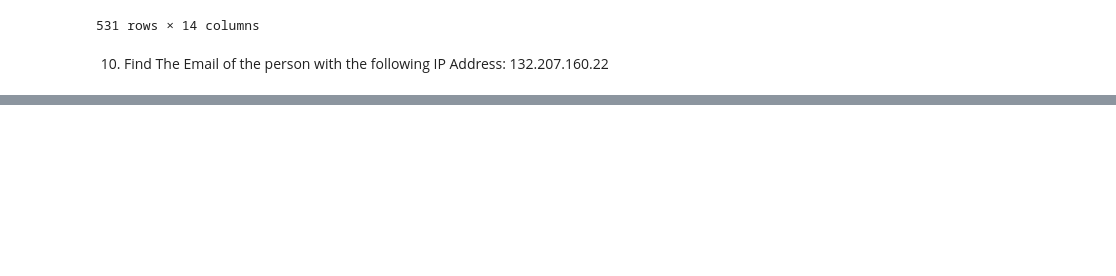
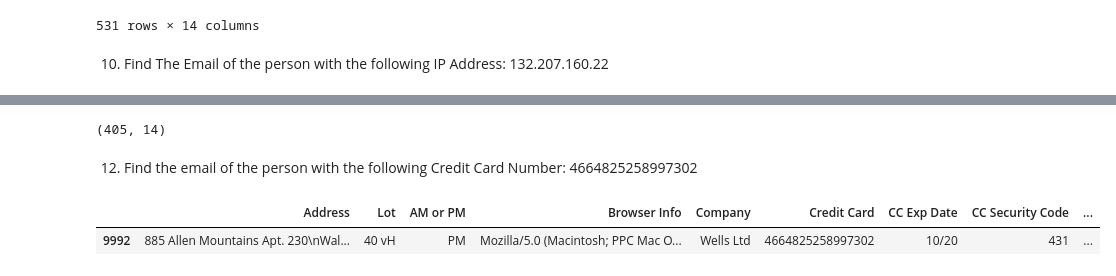
Before and after one commit to achmegantara/e-commerce-data-analysis, a Jupyter notebook: ecommerce.ipynb, the cells around one changed output, grey strips where cells are left out. Drawn from its saved outputs; the diff is of its cells as text; code cells hidden in the pictures; blank space fills up the shorter version.

```diff
--- a/ecommerce.ipynb
+++ b/ecommerce.ipynb
@@ -173,0 +191,12 @@ df[df['Email'].where(df['IP Address'] == '132.207.160.22').notnull()]
+# %%
+df_card = df[(df['CC Provider'] == 'Mastercard') & (df['Purchase Price'] > 50)]
+df_card.shape
+# %% [output]
+(405, 14)
+# %% [markdown]
+12. Find the email of the person with the following Credit Card Number: 4664825258997302
+# %%
+df[df['Email'].where(df['Credit Card'] == 4664825258997302).notnull()]
+# %% [output]
+|  | Address | Lot | AM or PM | Browser Info | Company | Credit Card | CC Exp Date | CC Security Code | ... |
+| 9992 | 885 Allen Mountains Apt. 230\nWal... | 40 vH | PM | Mozilla/5.0 (Macintosh; PPC Mac O... | Wells Ltd | 4664825258997302 | 10/20 | 431 | ... |
```
Also changed, not shown: parts of 5 cells of this notebook.
